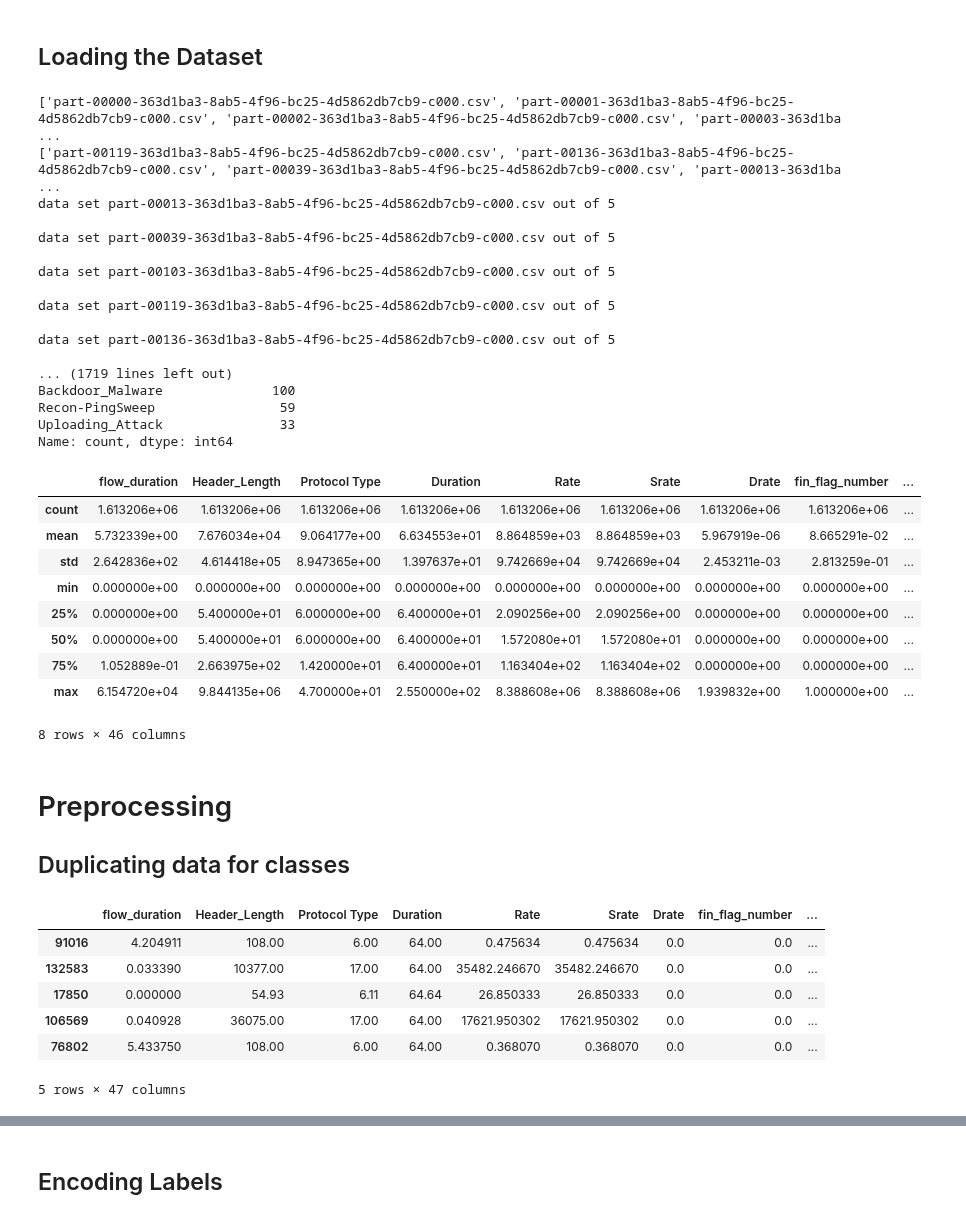
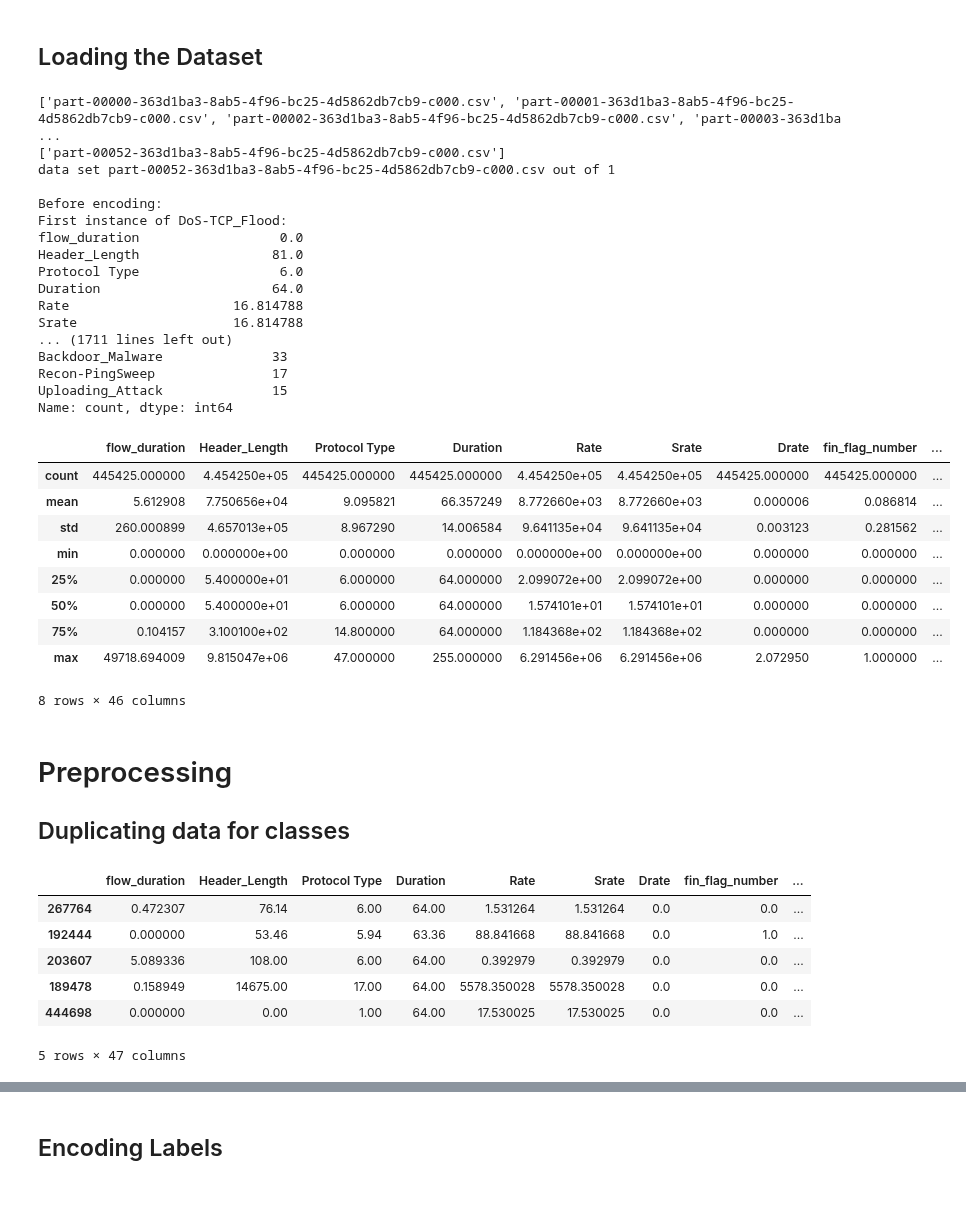
Before and after one commit to Keko787/Generating-a-Balanced-IoT-Cyber-Attack-Dataset-with-GAN-COIL-Collaboration-, a Jupyter notebook: classical_sampling_techniques/classical_sampling_techniques.ipynb, the cells around one changed output, grey strips where cells are left out. Cells and saved outputs as stored; diff of their text form; code cells hidden in the pictures.

```diff
--- a/classical_sampling_techniques/classical_sampling_techniques.ipynb
+++ b/classical_sampling_techniques/classical_sampling_techniques.ipynb
@@ -44,7 +46,7 @@ csv_filepaths = [filename for filename in os.listdir(DATASET_DIRECTORY) if filen
 print(csv_filepaths)
 
 # If there are more than X CSV files, randomly select X files from the list
-sample_size = 5
+sample_size = 1
 
 if len(csv_filepaths) > sample_size:
     csv_filepaths = random.sample(csv_filepaths, sample_size)
@@ -66,55 +68,55 @@ for data_set in data_sets:
 print("Before encoding:")
 unique_labels = full_data['label'].unique()
 for label in unique_labels:
     print(f"First instance of {label}:")
     print(full_data[full_data['label'] == label].iloc[0])
 
 # Shuffle data
 full_data = shuffle(full_data, random_state=42)
 
 # prove if the data is loaded properly
 print("Real data:")
 print(full_data[:2])
 print(full_data.shape)
 
 # Assuming 'label' is the column name for the labels in the DataFrame `synth_data`
 unique_labels = full_data['label'].nunique()
 
 # Print the number of unique labels
 print(f"There are {unique_labels} unique labels in the dataset.")
 
 class_counts = full_data['label'].value_counts()
 print(class_counts)
 
 # Display the first few entries to verify the changes
 full_data.describe()
 # %% [output]
 ['part-00000-363d1ba3-8ab5-4f96-bc25-4d5862db7cb9-c000.csv', 'part-00001-363d1ba3-8ab5-4f96-bc25-4d5862db7cb9-c000.csv', 'part-00002-363d1ba3-8ab5-4f96-bc25-4d5862db7cb9-c000.csv', 'part-00003-363d1ba ...
-['part-00119-363d1ba3-8ab5-4f96-bc25-4d5862db7cb9-c000.csv', 'part-00136-363d1ba3-8ab5-4f96-bc25-4d5862db7cb9-c000.csv', 'part-00039-363d1ba3-8ab5-4f96-bc25-4d5862db7cb9-c000.csv', 'part-00013-363d1ba ...
-data set part-00013-363d1ba3-8ab5-4f96-bc25-4d5862db7cb9-c000.csv out of 5
+['part-00052-363d1ba3-8ab5-4f96-bc25-4d5862db7cb9-c000.csv']
+data set part-00052-363d1ba3-8ab5-4f96-bc25-4d5862db7cb9-c000.csv out of 1
 
-data set part-00039-363d1ba3-8ab5-4f96-bc25-4d5862db7cb9-c000.csv out of 5
-
-data set part-00103-363d1ba3-8ab5-4f96-bc25-4d5862db7cb9-c000.csv out of 5
-
-data set part-00119-363d1ba3-8ab5-4f96-bc25-4d5862db7cb9-c000.csv out of 5
-
-data set part-00136-363d1ba3-8ab5-4f96-bc25-4d5862db7cb9-c000.csv out of 5
-
-... (1719 lines left out)
-Backdoor_Malware              100
-Recon-PingSweep                59
-Uploading_Attack               33
+Before encoding:
+First instance of DoS-TCP_Flood:
+flow_duration                  0.0
+Header_Length                 81.0
+Protocol Type                  6.0
+Duration                      64.0
+Rate                     16.814788
+Srate                    16.814788
+... (1711 lines left out)
+Backdoor_Malware              33
+Recon-PingSweep               17
+Uploading_Attack              15
 Name: count, dtype: int64
 |  | flow_duration | Header_Length | Protocol Type | Duration | Rate | Srate | Drate | fin_flag_number | ... |
-| count | 1.613206e+06 | 1.613206e+06 | 1.613206e+06 | 1.613206e+06 | 1.613206e+06 | 1.613206e+06 | 1.613206e+06 | 1.613206e+06 | ... |
-| mean | 5.732339e+00 | 7.676034e+04 | 9.064177e+00 | 6.634553e+01 | 8.864859e+03 | 8.864859e+03 | 5.967919e-06 | 8.665291e-02 | ... |
-| std | 2.642836e+02 | 4.614418e+05 | 8.947365e+00 | 1.397637e+01 | 9.742669e+04 | 9.742669e+04 | 2.453211e-03 | 2.813259e-01 | ... |
-| min | 0.000000e+00 | 0.000000e+00 | 0.000000e+00 | 0.000000e+00 | 0.000000e+00 | 0.000000e+00 | 0.000000e+00 | 0.000000e+00 | ... |
-| 25% | 0.000000e+00 | 5.400000e+01 | 6.000000e+00 | 6.400000e+01 | 2.090256e+00 | 2.090256e+00 | 0.000000e+00 | 0.000000e+00 | ... |
-| 50% | 0.000000e+00 | 5.400000e+01 | 6.000000e+00 | 6.400000e+01 | 1.572080e+01 | 1.572080e+01 | 0.000000e+00 | 0.000000e+00 | ... |
-| 75% | 1.052889e-01 | 2.663975e+02 | 1.420000e+01 | 6.400000e+01 | 1.163404e+02 | 1.163404e+02 | 0.000000e+00 | 0.000000e+00 | ... |
-| max | 6.154720e+04 | 9.844135e+06 | 4.700000e+01 | 2.550000e+02 | 8.388608e+06 | 8.388608e+06 | 1.939832e+00 | 1.000000e+00 | ... |
+| count | 445425.000000 | 4.454250e+05 | 445425.000000 | 445425.000000 | 4.454250e+05 | 4.454250e+05 | 445425.000000 | 445425.000000 | ... |
+| mean | 5.612908 | 7.750656e+04 | 9.095821 | 66.357249 | 8.772660e+03 | 8.772660e+03 | 0.000006 | 0.086814 | ... |
+| std | 260.000899 | 4.657013e+05 | 8.967290 | 14.006584 | 9.641135e+04 | 9.641135e+04 | 0.003123 | 0.281562 | ... |
+| min | 0.000000 | 0.000000e+00 | 0.000000 | 0.000000 | 0.000000e+00 | 0.000000e+00 | 0.000000 | 0.000000 | ... |
+| 25% | 0.000000 | 5.400000e+01 | 6.000000 | 64.000000 | 2.099072e+00 | 2.099072e+00 | 0.000000 | 0.000000 | ... |
+| 50% | 0.000000 | 5.400000e+01 | 6.000000 | 64.000000 | 1.574101e+01 | 1.574101e+01 | 0.000000 | 0.000000 | ... |
+| 75% | 0.104157 | 3.100100e+02 | 14.800000 | 64.000000 | 1.184368e+02 | 1.184368e+02 | 0.000000 | 0.000000 | ... |
+| max | 49718.694009 | 9.815047e+06 | 47.000000 | 255.000000 | 6.291456e+06 | 6.291456e+06 | 2.072950 | 1.000000 | ... |
 8 rows × 46 columns
 # %% [markdown]
 # Preprocessing
@@ -172,11 +174,11 @@ for _class in apply_classes:
 all_data[apply_classes[0]].head()
 # %% [output]
 |  | flow_duration | Header_Length | Protocol Type | Duration | Rate | Srate | Drate | fin_flag_number | ... |
-| 91016 | 4.204911 | 108.00 | 6.00 | 64.00 | 0.475634 | 0.475634 | 0.0 | 0.0 | ... |
-| 132583 | 0.033390 | 10377.00 | 17.00 | 64.00 | 35482.246670 | 35482.246670 | 0.0 | 0.0 | ... |
-| 17850 | 0.000000 | 54.93 | 6.11 | 64.64 | 26.850333 | 26.850333 | 0.0 | 0.0 | ... |
-| 106569 | 0.040928 | 36075.00 | 17.00 | 64.00 | 17621.950302 | 17621.950302 | 0.0 | 0.0 | ... |
-| 76802 | 5.433750 | 108.00 | 6.00 | 64.00 | 0.368070 | 0.368070 | 0.0 | 0.0 | ... |
+| 267764 | 0.472307 | 76.14 | 6.00 | 64.00 | 1.531264 | 1.531264 | 0.0 | 0.0 | ... |
+| 192444 | 0.000000 | 53.46 | 5.94 | 63.36 | 88.841668 | 88.841668 | 0.0 | 1.0 | ... |
+| 203607 | 5.089336 | 108.00 | 6.00 | 64.00 | 0.392979 | 0.392979 | 0.0 | 0.0 | ... |
+| 189478 | 0.158949 | 14675.00 | 17.00 | 64.00 | 5578.350028 | 5578.350028 | 0.0 | 0.0 | ... |
+| 444698 | 0.000000 | 0.00 | 1.00 | 64.00 | 17.530025 | 17.530025 | 0.0 | 0.0 | ... |
 5 rows × 47 columns
 # %%
 all_data[apply_classes[1]].head()
```
Also changed, not shown: parts of 8 cells of this notebook.
